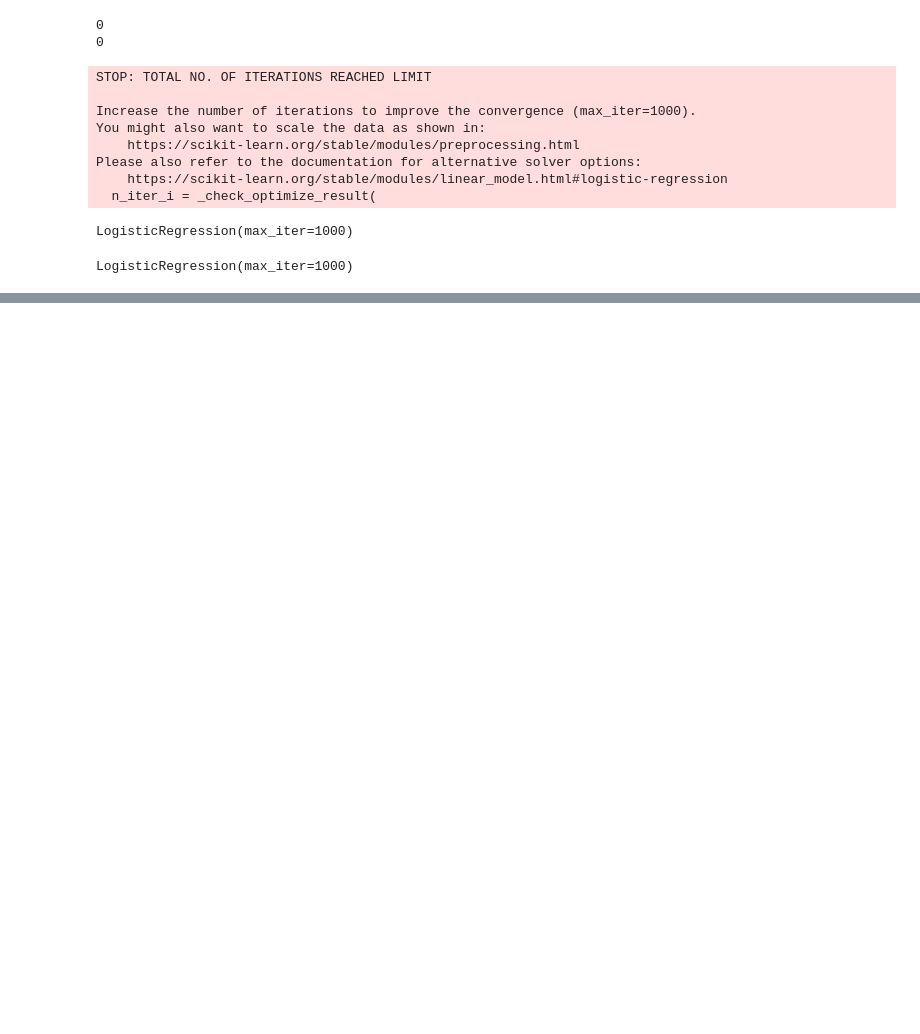
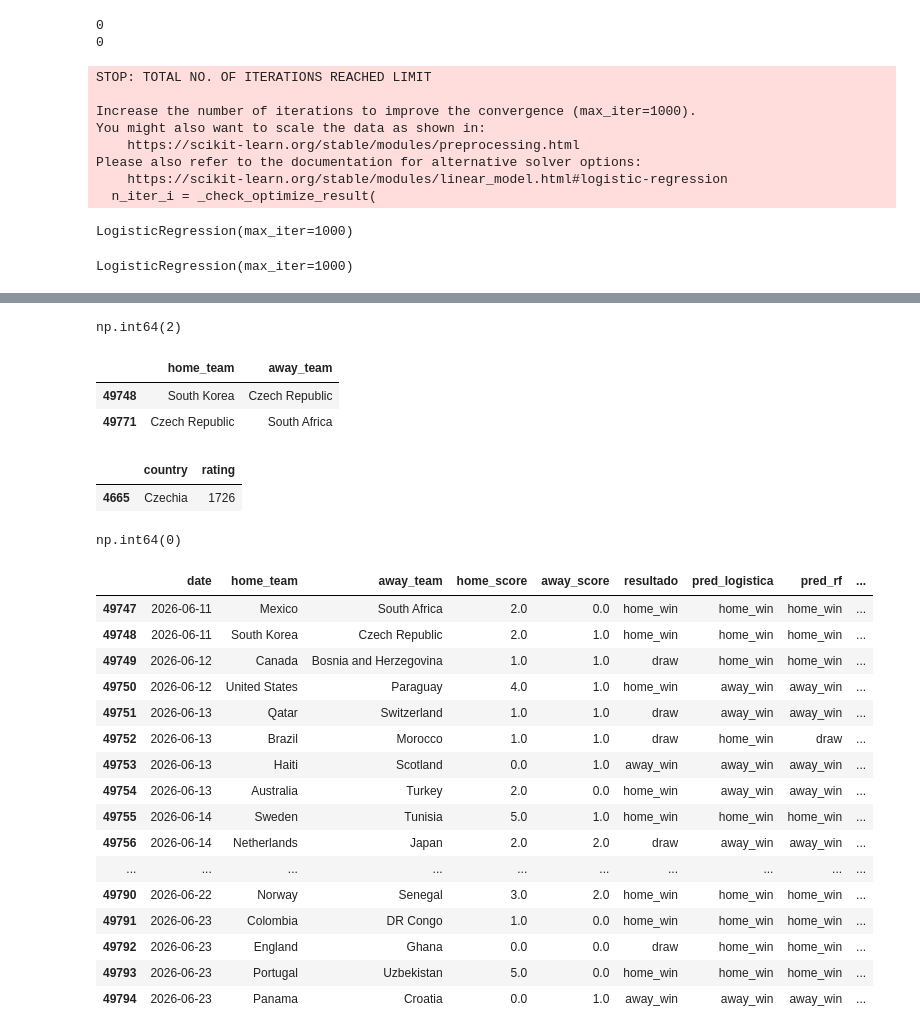
Before and after one commit to MaximilianoPalma03/mundial-predictor, a Jupyter notebook: notebooks/02_modelo.ipynb, the cells around one changed output, grey strips where cells are left out. Saved outputs shown, nothing was run; the diff lists cells and outputs as text; code cells hidden in the pictures; blank space fills up the shorter version.

```diff
--- a/notebooks/02_modelo.ipynb
+++ b/notebooks/02_modelo.ipynb
@@ -191,0 +335,8 @@ NameError: name 'predicciones' is not defined
+# %%
+elo_actual = (
+    df_elo_wc.sort_values('year')
+    .groupby('country')
+    .tail(1)[['country', 'rating']]
+)
+
+elo_actual.head()
@@ -191,0 +358,69 @@ NameError: name 'predicciones' is not defined
+# %%
+filas_con_nan = X_mundial['elo_diff'].isna()
+
+for idx in X_mundial[filas_con_nan].index:
+    home = mundial_jugados.loc[idx, 'home_team']
+    away = mundial_jugados.loc[idx, 'away_team']
+
+    elo_home = elo_actual[elo_actual['country'] == home]['rating'].values
+    elo_away = elo_actual[elo_actual['country'] == away]['rating'].values
+
+    if len(elo_home) > 0 and len(elo_away) > 0:
+        X_mundial.loc[idx, 'elo_diff'] = elo_home[0] - elo_away[0]
+# %%
+X_mundial['elo_diff'].isna().sum()
+# %% [output]
+np.int64(2)
+# %%
+mundial_jugados[X_mundial['elo_diff'].isna()][['home_team', 'away_team']]
+# %% [output]
+|  | home_team | away_team |
+| 49748 | South Korea | Czech Republic |
+| 49771 | Czech Republic | South Africa |
+# %%
+elo_actual[elo_actual['country'].str.contains('Czech', case=False, na=False)]
+# %% [output]
+|  | country | rating |
+| 4665 | Czechia | 1726 |
+# %%
+rating_czechia = 1726
+rating_south_korea = elo_actual[elo_actual['country'] == 'South Korea']['rating'].values[0]
+rating_south_africa = elo_actual[elo_actual['country'] == 'South Africa']['rating'].values[0]
+
+X_mundial.loc[49748, 'elo_diff'] = rating_south_korea - rating_czechia
+X_mundial.loc[49771, 'elo_diff'] = rating_czechia - rating_south_africa
+# %%
+X_mundial['elo_diff'].isna().sum()
+# %% [output]
+np.int64(0)
+# %%
+X_mundial_scaled = scaler.transform(X_mundial)
+pred_logistica = modelo.predict(X_mundial_scaled)
+
+pred_rf = rf.predict(X_mundial)
+# %%
+resumen = mundial_jugados[['date', 'home_team', 'away_team', 'home_score', 'away_score', 'resultado']].copy()
+resumen['pred_logistica'] = pred_logistica
+resumen['pred_rf'] = pred_rf
+resumen['acierto_logistica'] = resumen['resultado'] == resumen['pred_logistica']
+resumen['acierto_rf'] = resumen['resultado'] == resumen['pred_rf']
+
+resumen
+# %% [output]
+|  | date | home_team | away_team | home_score | away_score | resultado | pred_logistica | pred_rf | ... |
+| 49747 | 2026-06-11 | Mexico | South Africa | 2.0 | 0.0 | home_win | home_win | home_win | ... |
+| 49748 | 2026-06-11 | South Korea | Czech Republic | 2.0 | 1.0 | home_win | home_win | home_win | ... |
+| 49749 | 2026-06-12 | Canada | Bosnia and Herzegovina | 1.0 | 1.0 | draw | home_win | home_win | ... |
+| 49750 | 2026-06-12 | United States | Paraguay | 4.0 | 1.0 | home_win | away_win | away_win | ... |
+| 49751 | 2026-06-13 | Qatar | Switzerland | 1.0 | 1.0 | draw | away_win | away_win | ... |
+| 49752 | 2026-06-13 | Brazil | Morocco | 1.0 | 1.0 | draw | home_win | draw | ... |
+| 49753 | 2026-06-13 | Haiti | Scotland | 0.0 | 1.0 | away_win | away_win | away_win | ... |
+| 49754 | 2026-06-13 | Australia | Turkey | 2.0 | 0.0 | home_win | away_win | away_win | ... |
+| 49755 | 2026-06-14 | Sweden | Tunisia | 5.0 | 1.0 | home_win | home_win | home_win | ... |
+| 49756 | 2026-06-14 | Netherlands | Japan | 2.0 | 2.0 | draw | away_win | away_win | ... |
+| ... | ... | ... | ... | ... | ... | ... | ... | ... | ... |
+| 49790 | 2026-06-22 | Norway | Senegal | 3.0 | 2.0 | home_win | home_win | home_win | ... |
+| 49791 | 2026-06-23 | Colombia | DR Congo | 1.0 | 0.0 | home_win | home_win | home_win | ... |
+| 49792 | 2026-06-23 | England | Ghana | 0.0 | 0.0 | draw | home_win | home_win | ... |
+| 49793 | 2026-06-23 | Portugal | Uzbekistan | 5.0 | 0.0 | home_win | home_win | home_win | ... |
+| 49794 | 2026-06-23 | Panama | Croatia | 0.0 | 1.0 | away_win | away_win | away_win | ... |
```
Also changed, not shown: parts of 36 cells of this notebook, 12 other files.
